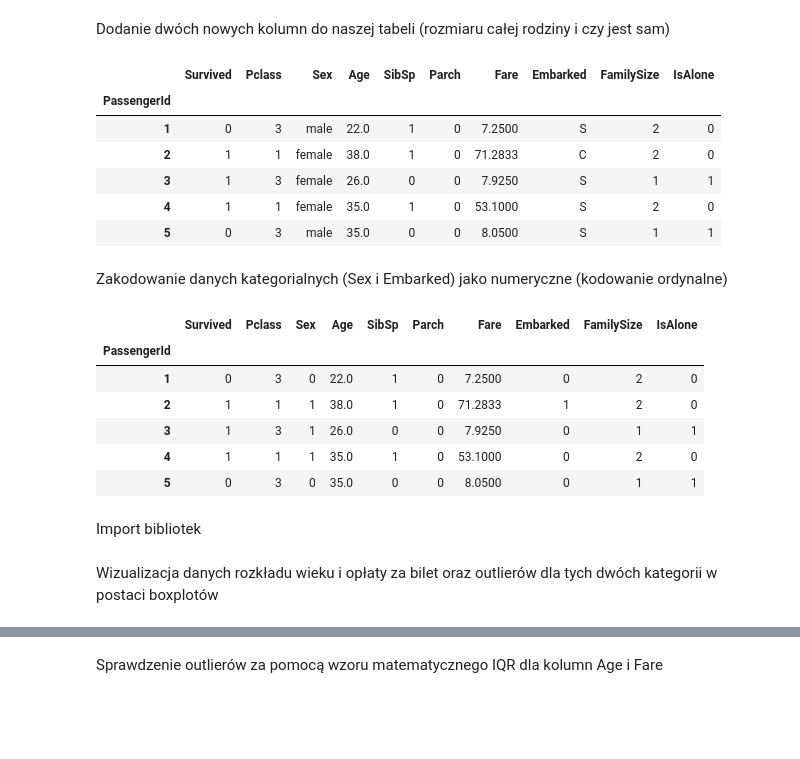
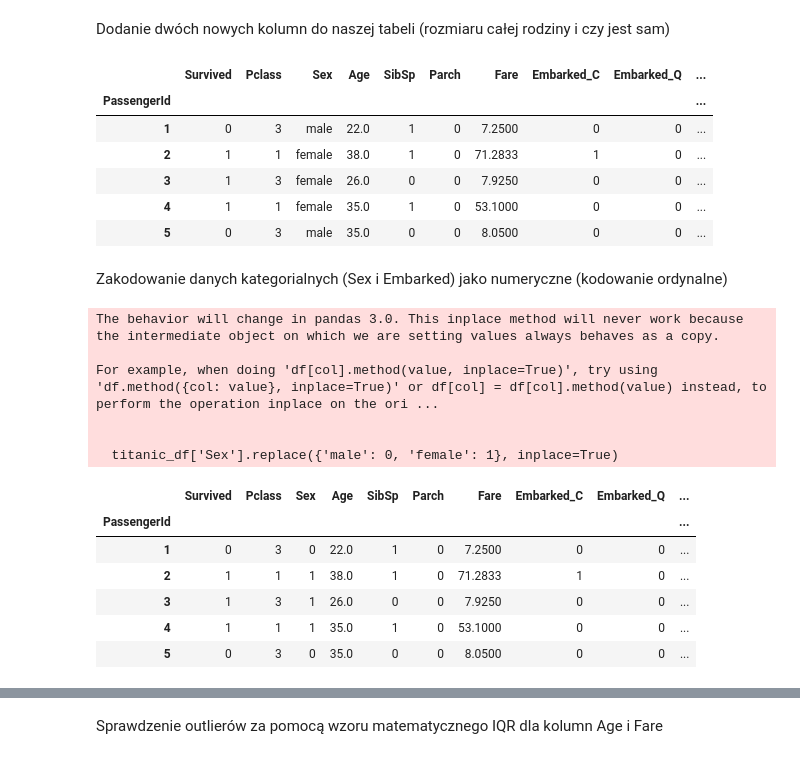
Before and after one commit to Solvro/ml-wakacyjne-wyzwanie-2026, a Jupyter notebook: EDA_zadanie.ipynb, the cells around one changed output, grey strips where cells are left out. Drawn from its saved outputs; the diff is of its cells as text; code cells hidden in the pictures; blank space fills up the shorter version.

```diff
--- a/EDA_zadanie.ipynb
+++ b/EDA_zadanie.ipynb
@@ -136,7 +221,3 @@ Parch       0
 Fare        0
 Embarked    2
 dtype: int64
-# %%
-embarked_mode = titanic_df['Embarked'].mode()[0]
-titanic_df['Embarked'] = titanic_df['Embarked'].fillna(embarked_mode)
-print(titanic_df.isna().sum())
@@ -152,0 +224,3 @@ dtype: int64
+# %%
+titanic_df = pd.get_dummies(titanic_df, columns=['Embarked'], dtype=int)
+print(titanic_df.isna().sum())
@@ -158,35 +244,30 @@ titanic_df['IsAlone'] = titanic_df['FamilySize'].apply(lambda x: 1 if x == 1 els
 
 titanic_df.head()
 # %% [output]
-|  | Survived | Pclass | Sex | Age | SibSp | Parch | Fare | Embarked | FamilySize | IsAlone |
-| PassengerId |  |  |  |  |  |  |  |  |  |  |
-| 1 | 0 | 3 | male | 22.0 | 1 | 0 | 7.2500 | S | 2 | 0 |
-| 2 | 1 | 1 | female | 38.0 | 1 | 0 | 71.2833 | C | 2 | 0 |
-| 3 | 1 | 3 | female | 26.0 | 0 | 0 | 7.9250 | S | 1 | 1 |
-| 4 | 1 | 1 | female | 35.0 | 1 | 0 | 53.1000 | S | 2 | 0 |
-| 5 | 0 | 3 | male | 35.0 | 0 | 0 | 8.0500 | S | 1 | 1 |
+|  | Survived | Pclass | Sex | Age | SibSp | Parch | Fare | Embarked_C | Embarked_Q | ... |
+| PassengerId |  |  |  |  |  |  |  |  |  | ... |
+| 1 | 0 | 3 | male | 22.0 | 1 | 0 | 7.2500 | 0 | 0 | ... |
+| 2 | 1 | 1 | female | 38.0 | 1 | 0 | 71.2833 | 1 | 0 | ... |
+| 3 | 1 | 3 | female | 26.0 | 0 | 0 | 7.9250 | 0 | 0 | ... |
+| 4 | 1 | 1 | female | 35.0 | 1 | 0 | 53.1000 | 0 | 0 | ... |
+| 5 | 0 | 3 | male | 35.0 | 0 | 0 | 8.0500 | 0 | 0 | ... |
 # %% [markdown]
 Zakodowanie danych kategorialnych (Sex i Embarked) jako numeryczne (kodowanie ordynalne)
 # %%
-titanic_df['Sex'] = titanic_df['Sex'].map({'male': 0, 'female': 1})
-
-
-mapping = {
-    'S': 0,
-    'C': 1,
-    'Q': 2
-}
-
-titanic_df['Embarked'] = titanic_df['Embarked'].map(mapping)
+titanic_df['Sex'].replace({'male': 0, 'female': 1}, inplace=True)
 
 titanic_df.head()
 # %% [output]
+The behavior will change in pandas 3.0. This inplace method will never work because the intermediate object on which we are setting values always behaves as a copy.
+
+For example, when doing 'df[col].method(value, inplace=True)', try using 'df.method({col: value}, inplace=True)' or df[col] = df[col].method(value) instead, to perform the operation inplace on the ori ...
+
+
+  titanic_df['Sex'].replace({'male': 0, 'female': 1}, inplace=True)
-|  | Survived | Pclass | Sex | Age | SibSp | Parch | Fare | Embarked | FamilySize | IsAlone |
-| PassengerId |  |  |  |  |  |  |  |  |  |  |
-| 1 | 0 | 3 | 0 | 22.0 | 1 | 0 | 7.2500 | 0 | 2 | 0 |
-| 2 | 1 | 1 | 1 | 38.0 | 1 | 0 | 71.2833 | 1 | 2 | 0 |
-| 3 | 1 | 3 | 1 | 26.0 | 0 | 0 | 7.9250 | 0 | 1 | 1 |
-| 4 | 1 | 1 | 1 | 35.0 | 1 | 0 | 53.1000 | 0 | 2 | 0 |
-| 5 | 0 | 3 | 0 | 35.0 | 0 | 0 | 8.0500 | 0 | 1 | 1 |
+|  | Survived | Pclass | Sex | Age | SibSp | Parch | Fare | Embarked_C | Embarked_Q | ... |
+| PassengerId |  |  |  |  |  |  |  |  |  | ... |
+| 1 | 0 | 3 | 0 | 22.0 | 1 | 0 | 7.2500 | 0 | 0 | ... |
+| 2 | 1 | 1 | 1 | 38.0 | 1 | 0 | 71.2833 | 1 | 0 | ... |
+| 3 | 1 | 3 | 1 | 26.0 | 0 | 0 | 7.9250 | 0 | 0 | ... |
+| 4 | 1 | 1 | 1 | 35.0 | 1 | 0 | 53.1000 | 0 | 0 | ... |
+| 5 | 0 | 3 | 0 | 35.0 | 0 | 0 | 8.0500 | 0 | 0 | ... |
-# %% [markdown]
-Import bibliotek
@@ -196,2 +273,0 @@ import seaborn as sns
-# %% [markdown]
-Wizualizacja danych rozkładu wieku i opłaty za bilet oraz outlierów dla tych dwóch kategorii w postaci boxplotów
```
Also changed, not shown: parts of 19 cells of this notebook.
